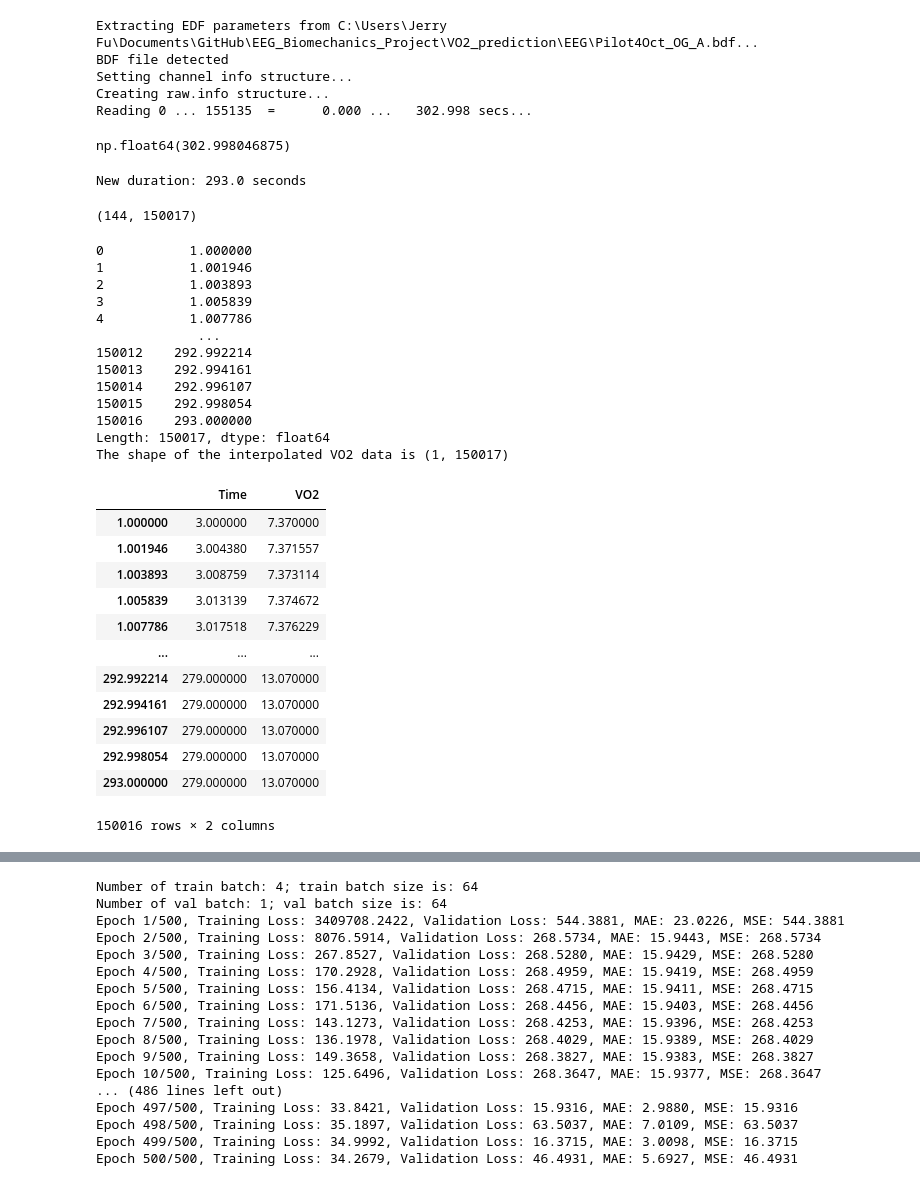
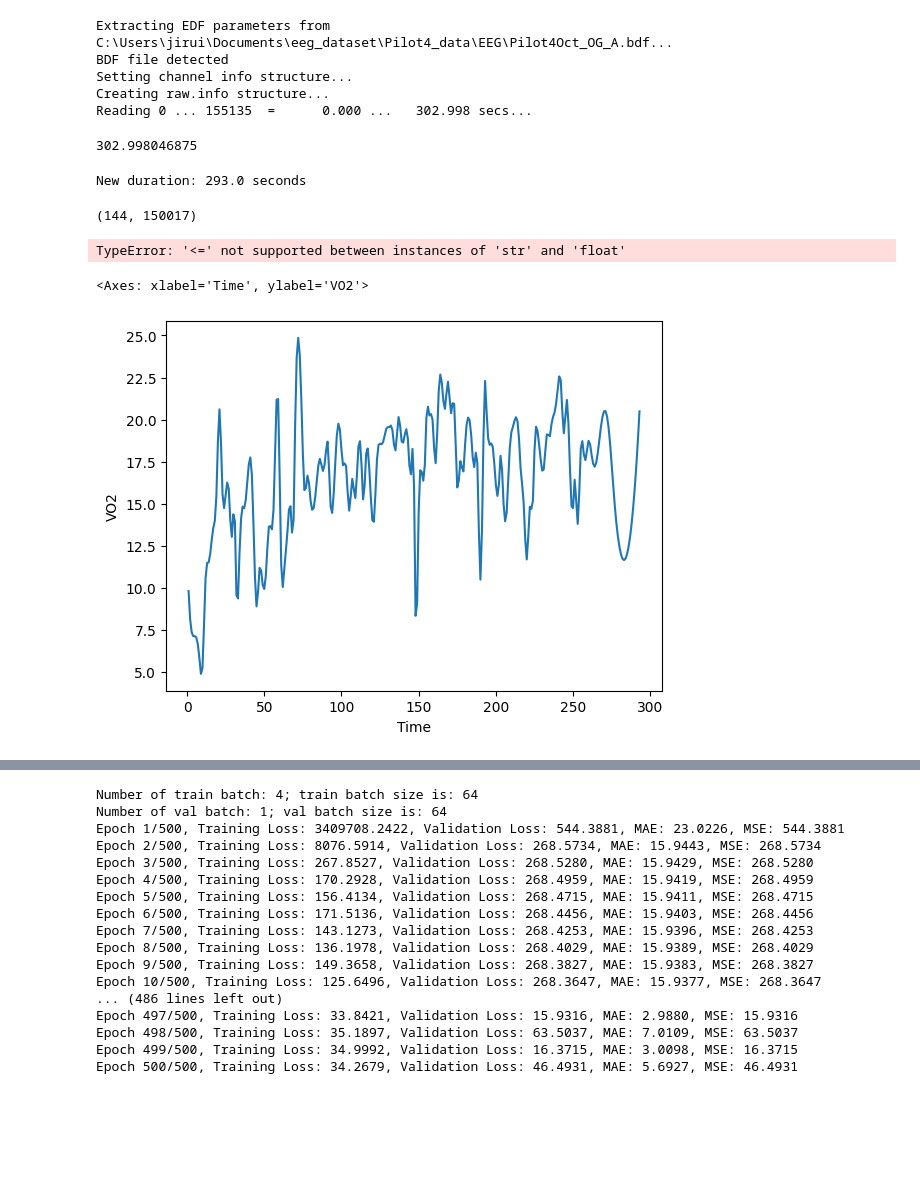
Before and after one commit to jiruifu/EEG_Biomechanics_Project, a Jupyter notebook: prediction.ipynb, the cells around one changed output, grey strips where cells are left out. Cells and saved outputs as stored; diff of their text form; code cells hidden in the pictures; blank space fills up the shorter version.

```diff
--- a/prediction.ipynb
+++ b/prediction.ipynb
@@ -45,16 +90,17 @@ def read_bdf_file(file_path):
     raw = mne.io.read_raw_bdf(file_path, preload=True)
     return raw
 
-path_eeg = r"C:\Users\Jerry Fu\Documents\eeg_dataset\Pilot4_data\EEG"
-raw_data  = read_bdf_file(r"C:\Users\Jerry Fu\Documents\GitHub\EEG_Biomechanics_Project\VO2_prediction\EEG\Pilot4Oct_OG_A.bdf")
+dir_eeg = r"C:\Users\jirui\Documents\eeg_dataset\Pilot4_data\EEG"
+path_eeg = os.path.join(dir_eeg, "Pilot4Oct_OG_A.bdf")
+raw_data  = read_bdf_file(path_eeg)
 raw_data.times[-1]
 # %% [output]
-Extracting EDF parameters from C:\Users\Jerry Fu\Documents\GitHub\EEG_Biomechanics_Project\VO2_prediction\EEG\Pilot4Oct_OG_A.bdf...
+Extracting EDF parameters from C:\Users\jirui\Documents\eeg_dataset\Pilot4_data\EEG\Pilot4Oct_OG_A.bdf...
 BDF file detected
 Setting channel info structure...
 Creating raw.info structure...
 Reading 0 ... 155135  =      0.000 ...   302.998 secs...
-np.float64(302.998046875)
+302.998046875
 # %%
 sampling_frequecy = raw_data.info['sfreq']
 samples_to_trim = int(10*sampling_frequecy)
@@ -68,34 +114,12 @@ raw_data_trimmed.get_data().shape
 New duration: 293.0 seconds
 (144, 150017)
 # %%
-def interpolate_vo2_data(vo2_df, new_length):
-    vo2_df = vo2_df.copy()
 
-    # Create a new index directly from the original time values
-    min_time = int(vo2_df['Time'].min())
-    max_time = int(vo2_df['Time'].max())
-    # new_index = pd.Series(range(min_time, max_time + 1))
-    new_index = pd.Series(np.linspace(min_time, max_time, new_length))
-    print(new_index)
-
-    # Create a new DataFrame with the interpolated values
-    new_df = pd.DataFrame({'Time': new_index})
-    new_df = new_df.merge(vo2_df, on='Time', how='left')
-    new_df['VO2'] = new_df['VO2'].interpolate(method='polynomial', order=3)
-
-    return new_df
-
-def interpolate_df_to_length(df, target_length):
-    # Create new time index with desired length
-    new_index = np.linspace(df['Time'].min(), df['Time'].max(), target_length)
-    return df.reindex(index=new_index).interpolate(method='polynomial', order=5)
 
 # Interpolate the VO2 data
-vo2_raw = vo2_df.copy()
-new_length = raw_data_trimmed.get_data().shape[1]
-vo2_df_interpolated = interpolate_vo2_data(vo2_df, new_length)
+vo2_df_interpolated = interpolate_vo2_data(vo2_raw, 293)
 
-vo2_array  = vo2_df_interpolated["VO2"].to_numpy()
+vo2_array  = vo2_df_interpolated["EEM"].to_numpy()
 vo2_array = vo2_array.reshape(1, -1)
 print(f"The shape of the interpolated VO2 data is {vo2_array.shape}")
 
@@ -117,32 +141,10 @@ print(f"The shape of the interpolated VO2 data is {vo2_array.shape}")
 # plt.legend()
 # plt.show()
 # %% [output]
-0           1.000000
-1           1.001946
-2           1.003893
-3           1.005839
-4           1.007786
-             ...
-150012    292.992214
-150013    292.994161
-150014    292.996107
-150015    292.998054
-150016    293.000000
-Length: 150017, dtype: float64
-The shape of the interpolated VO2 data is (1, 150017)
+TypeError: '<=' not supported between instances of 'str' and 'float'
-# %%
-vo2_df_interpolated
-# %% [output]
-|  | Time | VO2 |
-| 1.000000 | 3.000000 | 7.370000 |
-| 1.001946 | 3.004380 | 7.371557 |
-| 1.003893 | 3.008759 | 7.373114 |
-| 1.005839 | 3.013139 | 7.374672 |
-| 1.007786 | 3.017518 | 7.376229 |
-| ... | ... | ... |
-| 292.992214 | 279.000000 | 13.070000 |
-| 292.994161 | 279.000000 | 13.070000 |
-| 292.996107 | 279.000000 | 13.070000 |
-| 292.998054 | 279.000000 | 13.070000 |
-| 293.000000 | 279.000000 | 13.070000 |
-150016 rows × 2 columns
+# %%
+vo2_df_interpolated
+sns.lineplot(data=vo2_df_interpolated, x='Time', y='VO2')
+# %% [output]
+<Axes: xlabel='Time', ylabel='VO2'>
+[figure, added]
```
Also changed, not shown: parts of 4 cells of this notebook, 2 other files.
